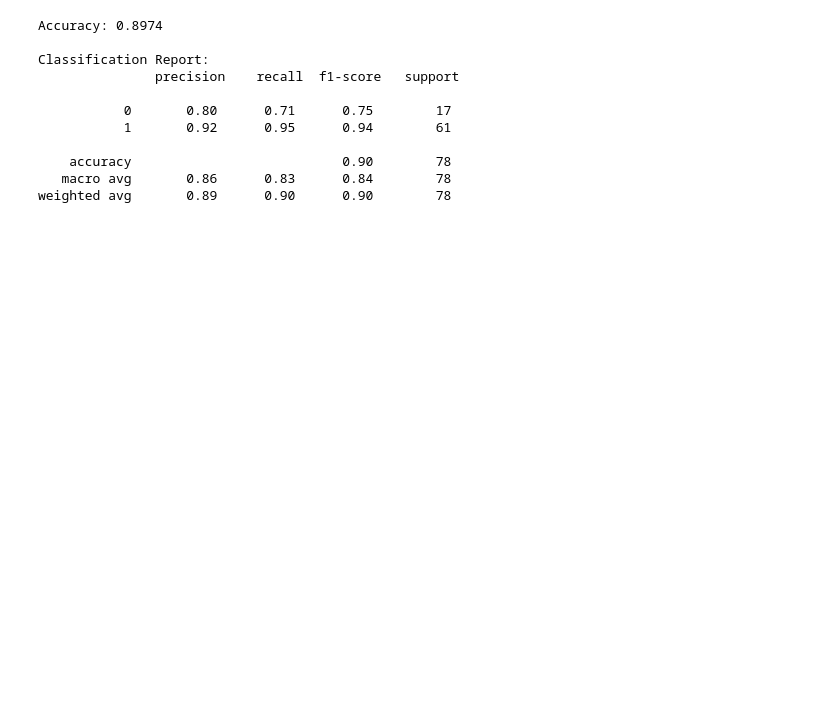
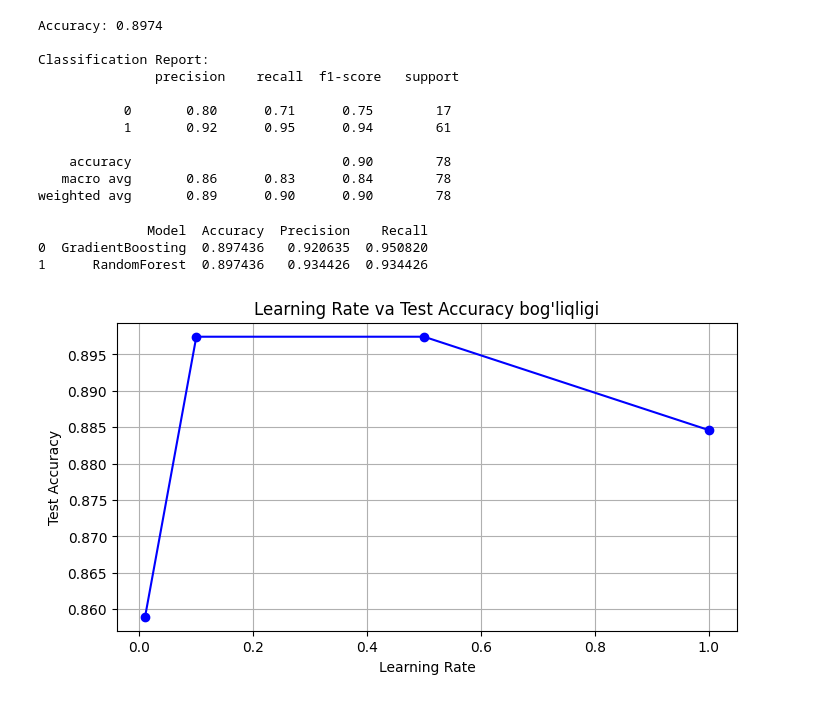
Before and after one commit to sevaradevoloper/mldanishla, a Jupyter notebook: GradientBoosting.ipynb, the cells around one changed output. Saved outputs shown, nothing was run; the diff lists cells and outputs as text; code cells hidden in the pictures; blank space fills up the shorter version.

```diff
--- a/GradientBoosting.ipynb
+++ b/GradientBoosting.ipynb
@@ -59,3 +59,49 @@ Classification Report:
     accuracy                           0.90        78
    macro avg       0.86      0.83      0.84        78
 weighted avg       0.89      0.90      0.90        78
+# %%
+from sklearn.ensemble import RandomForestClassifier
+rf_model = RandomForestClassifier()
+rf_model.fit(X_train_scaled,y_train)
+y_pred_rf = rf_model.predict(X_test_scaled)
+from sklearn.metrics import accuracy_score, precision_score, recall_score
+
+def evaluate_model(model_name,y_true,y_pred):
+    return {
+          'Model':model_name,
+          'Accuracy': accuracy_score(y_true, y_pred),
+          'Precision': precision_score(y_true, y_pred),
+          'Recall': recall_score(y_true, y_pred),
+      }
+gb_results = evaluate_model("GradientBoosting",y_test,y_pred)
+rf_results = evaluate_model("RandomForest",y_test,y_pred_rf)
+
+df_camp = pd.DataFrame([gb_results,rf_results])
+print(df_camp)
+# %% [output]
+              Model  Accuracy  Precision    Recall
+0  GradientBoosting  0.897436   0.920635  0.950820
+1      RandomForest  0.897436   0.934426  0.934426
+# %%
+del plt  # Xotiradagi noto'g'ri plt o'zgaruvchisini o'chiramiz
+import matplotlib.pyplot as plt
+
+learning_rates = [0.01, 0.1, 0.5, 1.0]
+test_accuracies = []
+
+for lr in learning_rates:
+    gb = GradientBoostingClassifier(learning_rate=lr, random_state=42)
+    gb.fit(X_train_scaled, y_train)
+    gb_pred = gb.predict(X_test_scaled)
+    gb_acc = accuracy_score(y_test, gb_pred)
+    test_accuracies.append(gb_acc)
+
+plt.figure(figsize=(8, 4))
+plt.plot(learning_rates, test_accuracies, marker='o', color='blue')
+plt.title('Learning Rate va Test Accuracy bog\'liqligi')
+plt.xlabel('Learning Rate')
+plt.ylabel('Test Accuracy')
+plt.grid()
+plt.show()
+# %% [output]
+[figure, added]
```
Also changed, not shown: parts of 1 cell of this notebook.
